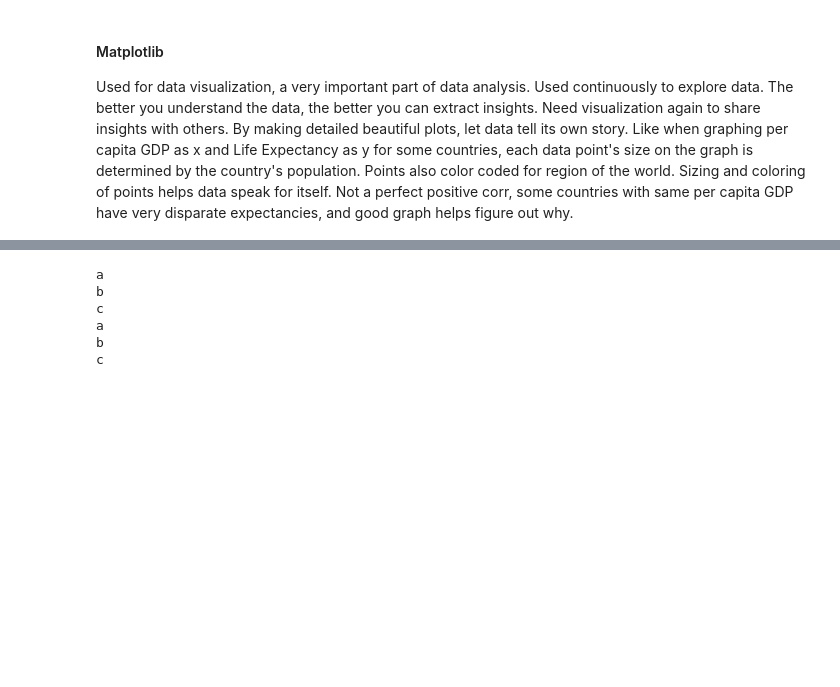
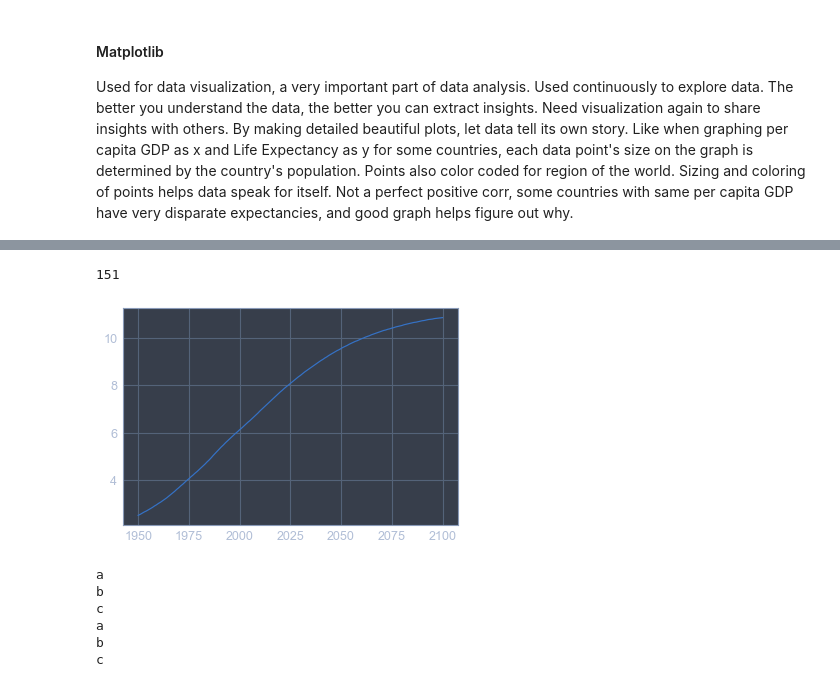
Before and after one commit to CaesarOG/DataCamp, a Jupyter notebook: Intermediate Python for Data Science.ipynb, the cells around one changed output, grey strips where cells are left out. Drawn from its saved outputs; the diff is of its cells as text; code cells hidden in the pictures; blank space fills up the shorter version.

```diff
--- a/Intermediate Python for Data Science.ipynb
+++ b/Intermediate Python for Data Science.ipynb
@@ -22,3 +24,13 @@ plt.scatter(year, pop) #simply plots individual data points. No connecting so ca
+# %%
+year = globals()['_year'] #this version uses the DataCamp data, many pts, nice plot.
+len(year) if len(year)==len(pop) else "no" #a ternary: true so get len(year)=151.
+pop = globals()['_pop']
+plt.plot(year, pop) #notice first line <matplotlib...> that's what is actually
+#returned by plt.plot, remember without jupyterthemes need plt.show() to see graph.
+len(year)
+# %% [output]
+151
+[figure, added]
 # %%
 #for second course Intermediate Python for Data Science, section 4 Loops.
 #looping over string, two ways to do same thing, notice i is the value itself in first example
```
Also changed, not shown: parts of 3 cells of this notebook, 5 other files.
